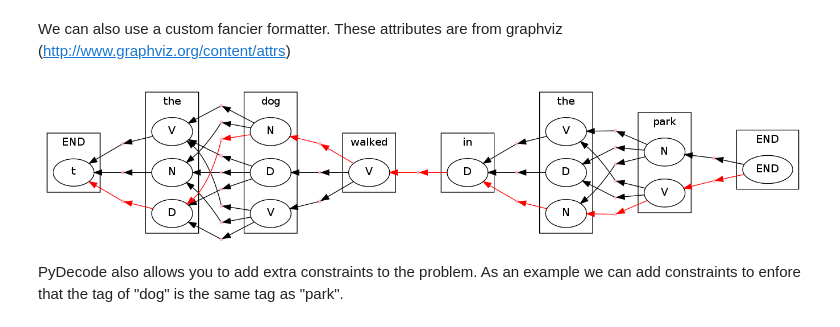
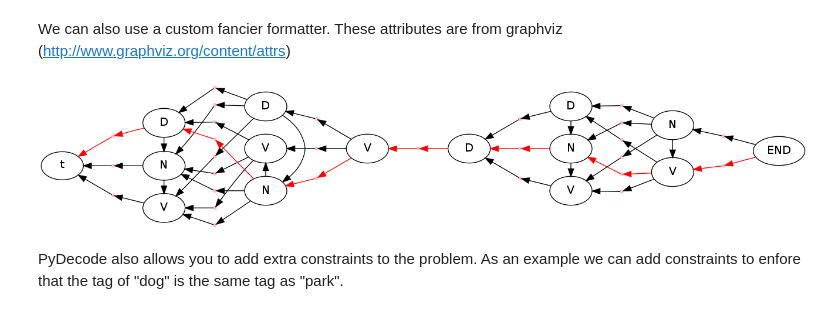
Before and after one commit to srush/PyDecode, a Jupyter notebook: notebooks/hmm.ipynb, the cells around one changed output. Cells and saved outputs as stored; diff of their text form; code cells hidden in the pictures.

```diff
--- a/notebooks/hmm.ipynb
+++ b/notebooks/hmm.ipynb
@@ -82,20 +82,21 @@ We can also use a custom fancier formatter. These attributes are from graphviz (
 # %%
 class HMMFormat(display.HypergraphPathFormatter):
     def hypernode_attrs(self, node):
         label = self.hypergraph.node_label(node)
         return {"label": label.tag, "shape": ""}
     def hyperedge_node_attrs(self, edge):
         return {"color": "pink", "shape": "point"}
     def hypernode_subgraph(self, node):
         label = self.hypergraph.node_label(node)
-        return ["cluster_" + str(label.position)]
+        return [("clust_" + str(label.position), label.tag)]
     def subgraph_format(self, subgraph):
-        return {"label": (sentence.split() + ["END"])[int(subgraph.split("_")[1])]}
-
+        return {#"label": (sentence.split() + ["END"])[int(subgraph.split("_")[1])],
+                "rank" : "same"}
+    def graph_attrs(self): return {"rankdir":"RL"}
 format = HMMFormat(hypergraph, [path])
 display.to_ipython(hypergraph, format)
 # %% [output]
-[figure, old version]
+[figure, new version]
 # %% [markdown]
 PyDecode also allows you to add extra constraints to the problem. As an example we can add constraints to enfore that the tag of "dog" is the same tag as "park".
 # %%
```
Also changed, not shown: parts of 4 cells of this notebook, 2 other files.
